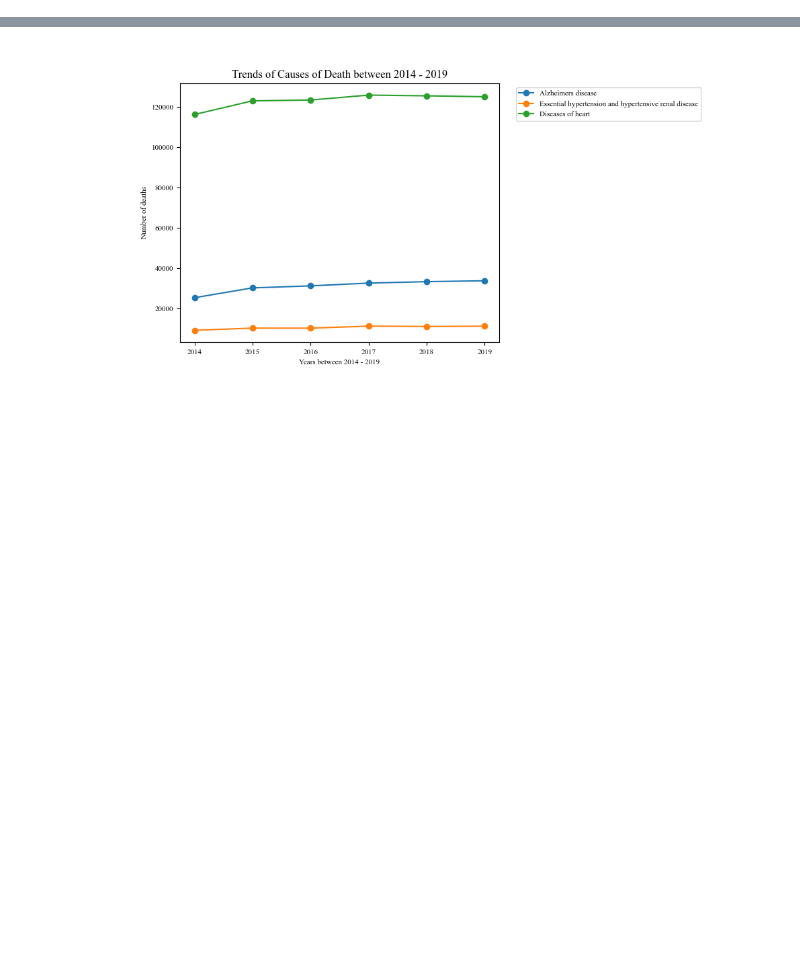
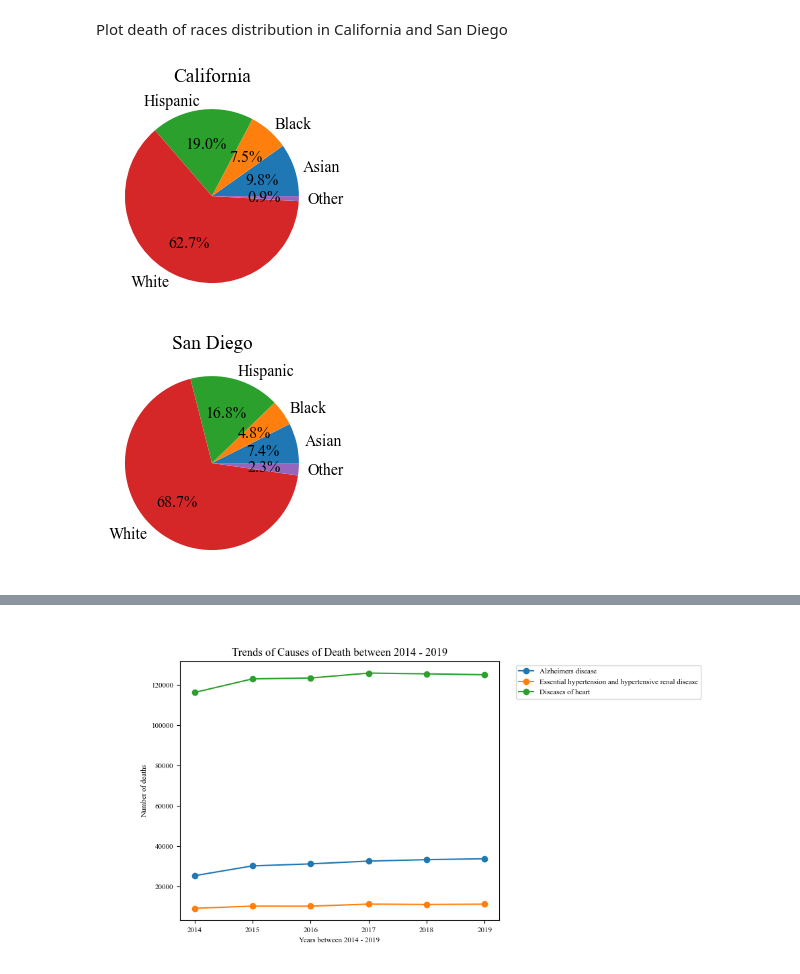
Before and after one commit to jasoonn/Analysis-of-California-Deaths, a Jupyter notebook: visualizations.ipynb, the cells around one changed output, grey strips where cells are left out. Cells and saved outputs as stored; diff of their text form; code cells hidden in the pictures; blank space fills up the shorter version.

```diff
--- a/visualizations.ipynb
+++ b/visualizations.ipynb
@@ -0,0 +7,10 @@
+# %% [markdown]
+Plot death of races distribution in California and San Diego
+# %%
+countingCA = pd.read_csv('data/CAComposition.csv')
+plotPie(countingCA['Count'], countingCA['Strata_Name'], title='California')
+countingSD = pd.read_csv('data/San DiegoComposition.csv')
+plotPie(countingSD['Count'], countingSD['Strata_Name'], title='San Diego')
+# %% [output]
+[figure, added]
+[figure, added]
```
Also changed, not shown: parts of 3 cells of this notebook, 6 other files.
